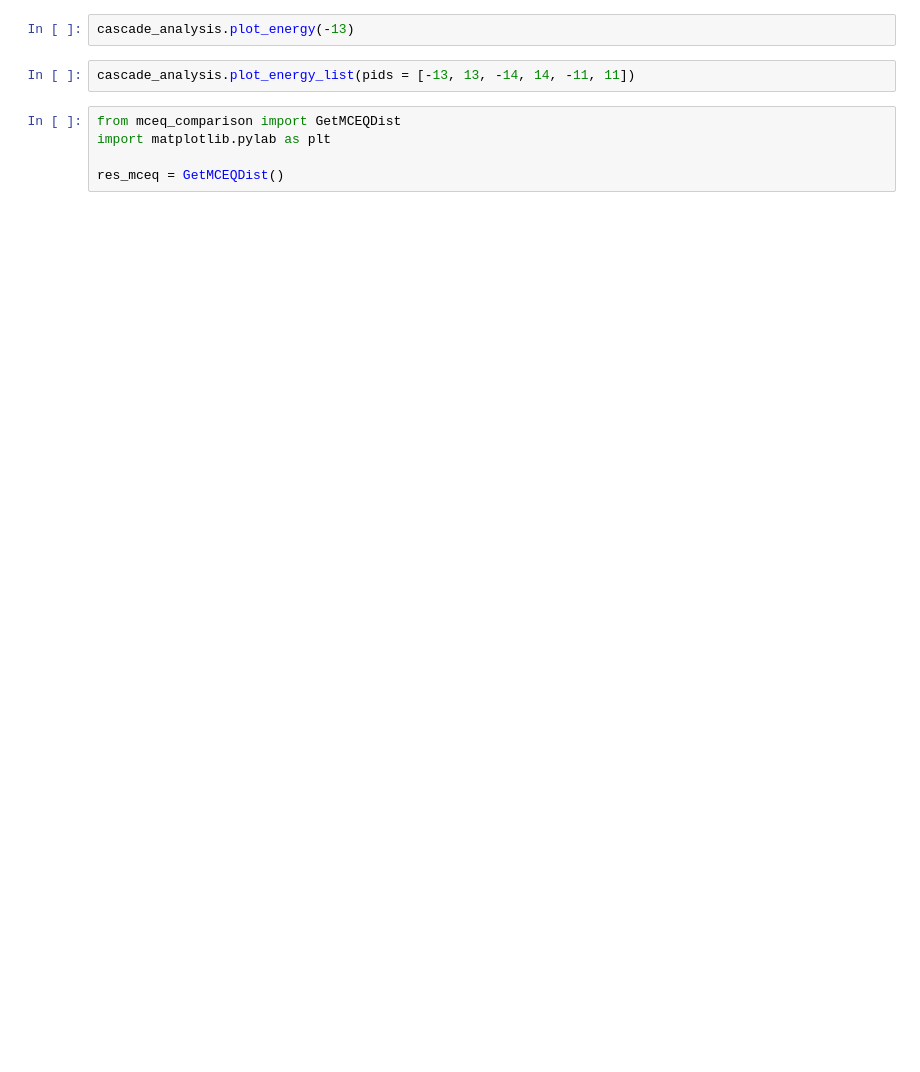
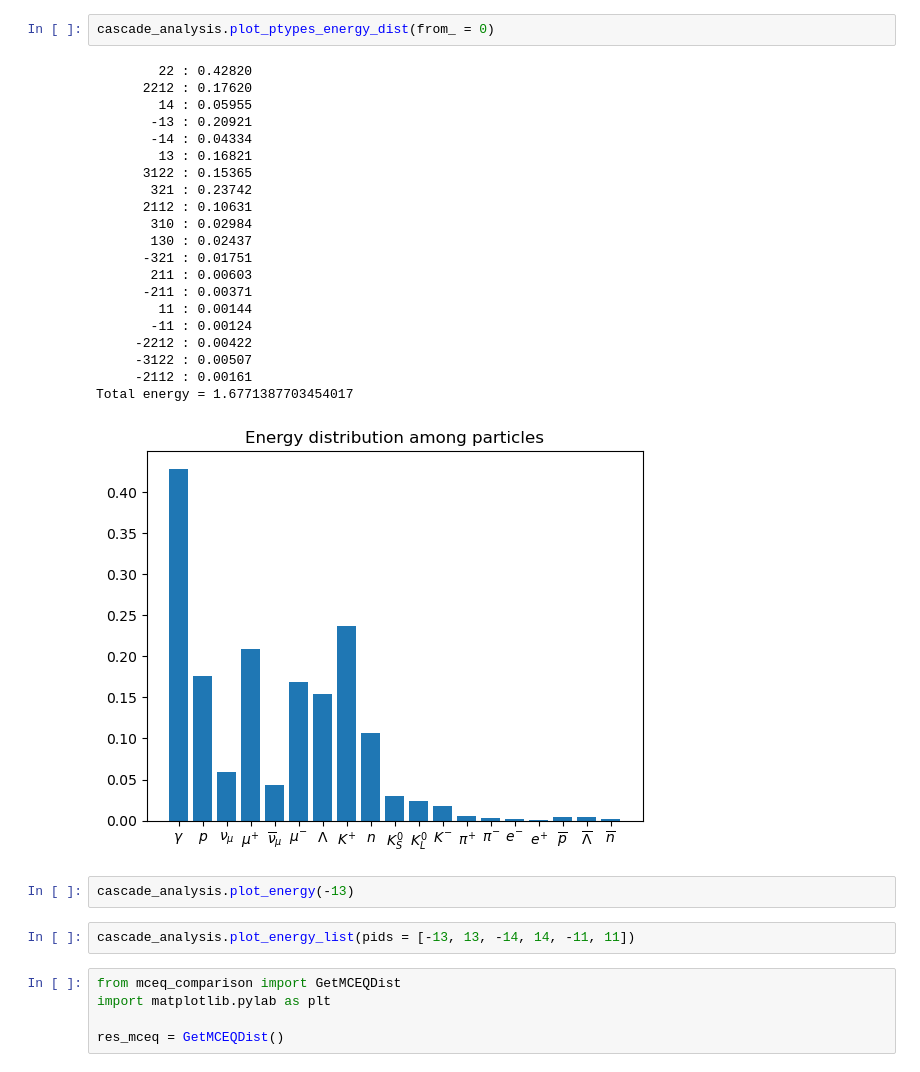
Before and after one commit to jncots/xmax_sigma, a Jupyter notebook: cascade_np/test_cas_driver.ipynb, the cells around one changed output. Cells and saved outputs as stored; diff of their text form; blank space fills up the shorter version.

```diff
--- a/cascade_np/test_cas_driver.ipynb
+++ b/cascade_np/test_cas_driver.ipynb
@@ -54,3 +90,27 @@ cascade_analysis.plot_pid(from_ = 0)
+# %%
+cascade_analysis.plot_ptypes_energy_dist(from_ = 0)
+# %% [output]
+        22 : 0.42820
+      2212 : 0.17620
+        14 : 0.05955
+       -13 : 0.20921
+       -14 : 0.04334
+        13 : 0.16821
+      3122 : 0.15365
+       321 : 0.23742
+      2112 : 0.10631
+       310 : 0.02984
+       130 : 0.02437
+      -321 : 0.01751
+       211 : 0.00603
+      -211 : 0.00371
+        11 : 0.00144
+       -11 : 0.00124
+     -2212 : 0.00422
+     -3122 : 0.00507
+     -2112 : 0.00161
+Total energy = 1.6771387703454017
+[figure, added]
 # %%
 cascade_analysis.plot_energy(-13)
 # %%
```
Also changed, not shown: parts of 8 cells of this notebook, 5 other files.
